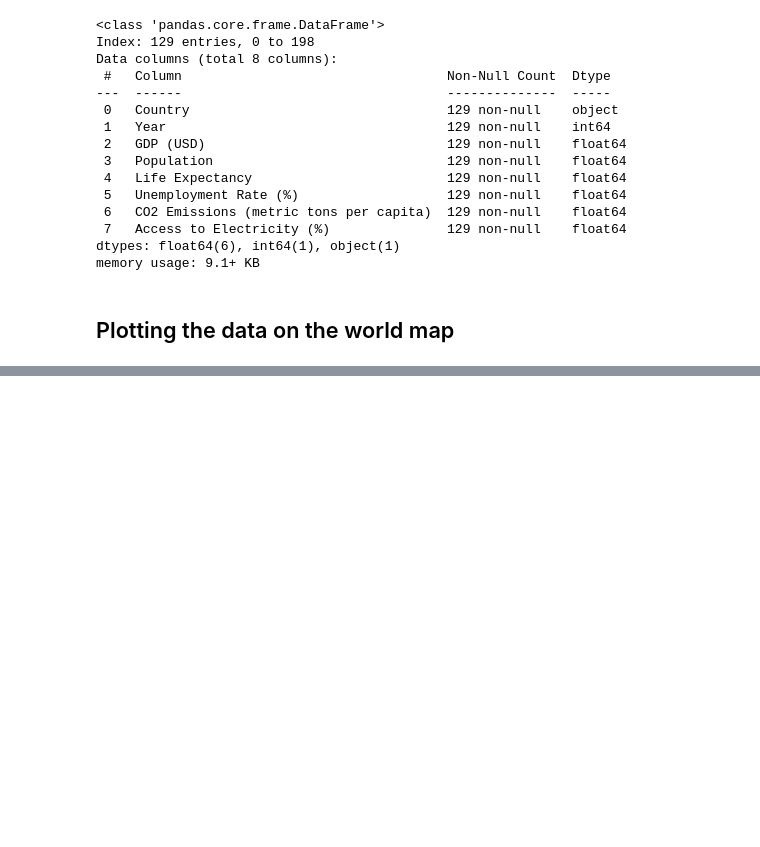
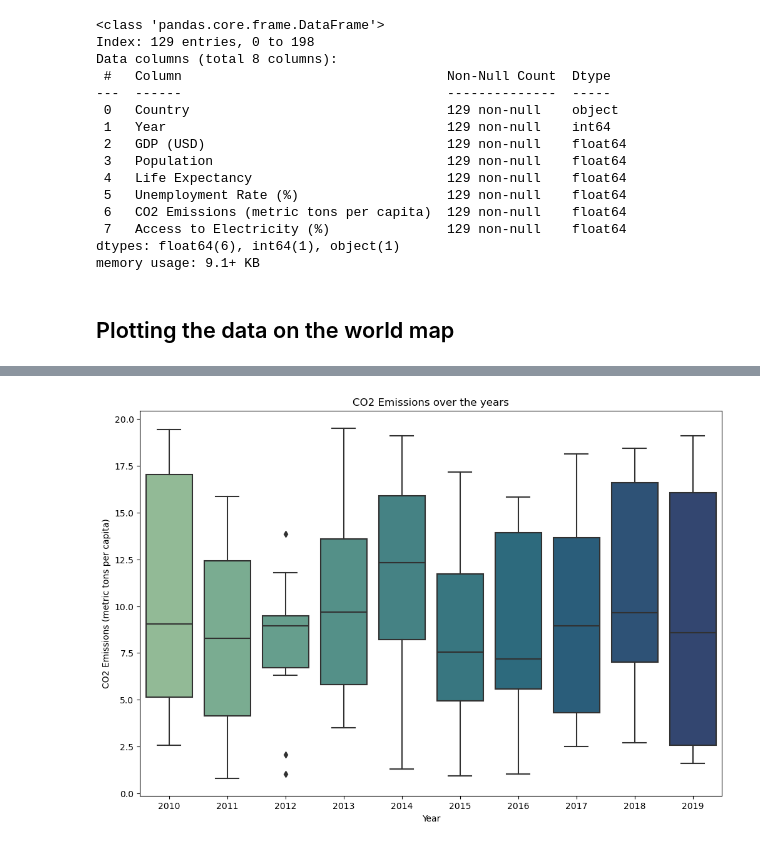
Before and after one commit to beccaa9116/EDA---World-Bank-Dataset, a Jupyter notebook: eda_world_bank.ipynb, the cells around one changed output, grey strips where cells are left out. Cells and saved outputs as stored; diff of their text form; code cells hidden in the pictures; blank space fills up the shorter version.

```diff
--- a/eda_world_bank.ipynb
+++ b/eda_world_bank.ipynb
@@ -120,0 +143,10 @@ px.scatter_geo(data,locations='Country', locationmode='country names',size='Acce
+# %%
+#distribution of co2 emissions over the years
+plt.figure(figsize=(12,8))
+sns.boxplot(data=data, x='Year', y='CO2 Emissions (metric tons per capita)',palette='crest')
+plt.title('CO2 Emissions over the years')
+plt.xlabel('Year')
+plt.ylabel('CO2 Emissions (metric tons per capita)')
+plt.show()
+# %% [output]
+[figure, added]
```
Also changed, not shown: parts of 12 cells of this notebook.
